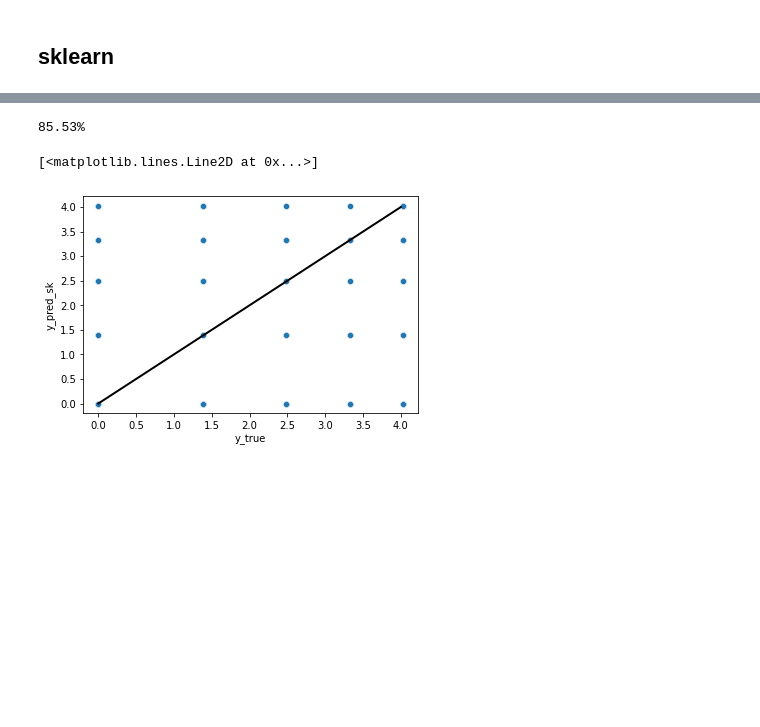
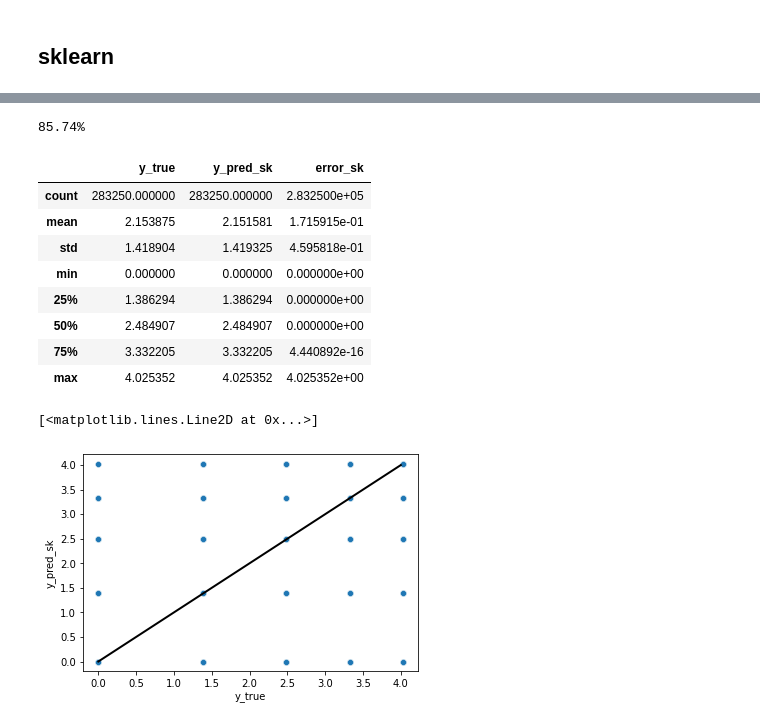
Before and after one commit to AICenterNSU/KCDC_ML, a Jupyter notebook: KCDC_TabNet.ipynb, the cells around one changed output, grey strips where cells are left out. Drawn from its saved outputs; the diff is of its cells as text; code cells hidden in the pictures; blank space fills up the shorter version.

```diff
--- a/KCDC_TabNet.ipynb
+++ b/KCDC_TabNet.ipynb
@@ -333,21 +324,32 @@ sk_preds = regressor.predict(X_test)
 error_list = []
 total = 0
 true_count_sk = 0
-error_range = 0.5
+error_range = 0.1
 for yy_true, yy_pred_sk in zip(y_test, sk_preds):
   yy_true = yy_true[0]
-  yy_pred_sk = yy_pred_sk[0]
-  error_b = yy_pred_sk - yy_true
+  error_b = abs(yy_pred_sk - yy_true)
   error_list.append([ yy_true, yy_pred_sk, error_b])
   total += 1
 
-  if abs(error_b) < error_range:
+  if error_b < error_range:
     true_count_sk += 1
 print(f'{true_count_sk/total*100:0.2f}%')
 error_list = np.array(error_list)
 res_df = pd.DataFrame(error_list, columns=['y_true', 'y_pred_sk', 'error_sk'])
 # %% [output]
-85.53%
+85.74%
+# %%
+res_df.describe()
+# %% [output]
+|  | y_true | y_pred_sk | error_sk |
+| count | 283250.000000 | 283250.000000 | 2.832500e+05 |
+| mean | 2.153875 | 2.151581 | 1.715915e-01 |
+| std | 1.418904 | 1.419325 | 4.595818e-01 |
+| min | 0.000000 | 0.000000 | 0.000000e+00 |
+| 25% | 1.386294 | 1.386294 | 0.000000e+00 |
+| 50% | 2.484907 | 2.484907 | 0.000000e+00 |
+| 75% | 3.332205 | 3.332205 | 4.440892e-16 |
+| max | 4.025352 | 4.025352 | 4.025352e+00 |
 # %%
 import seaborn as sns
 # %%
```
Also changed, not shown: parts of 11 cells of this notebook.
